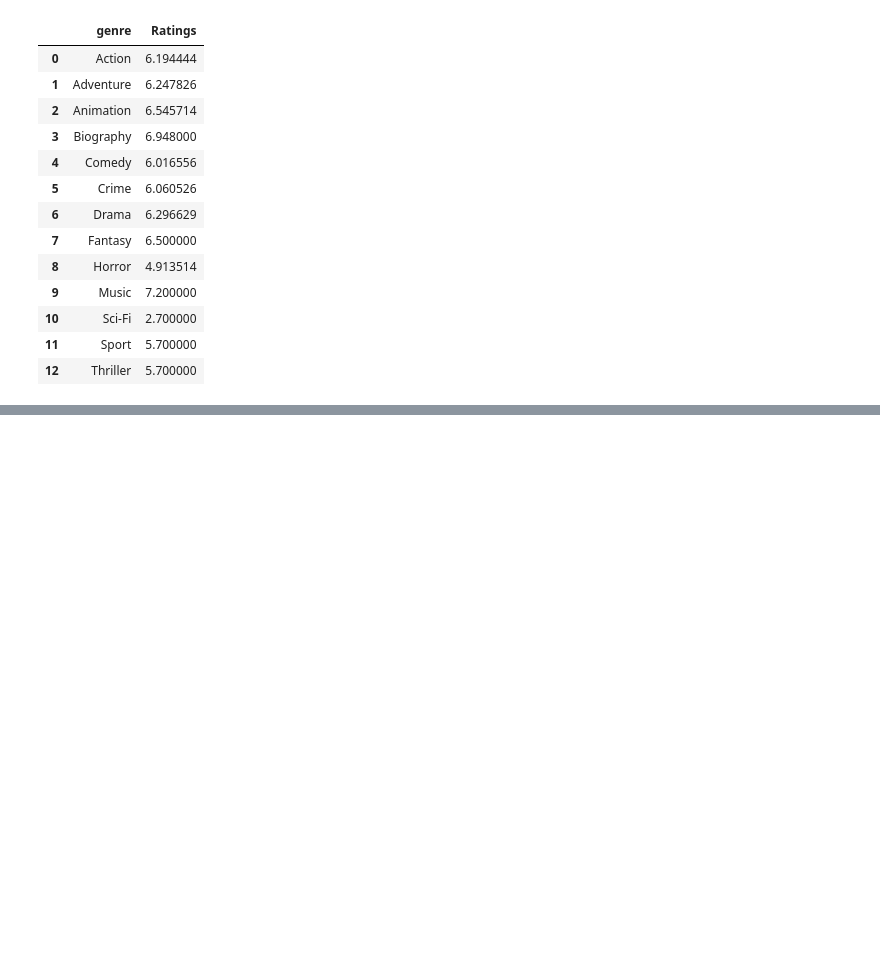
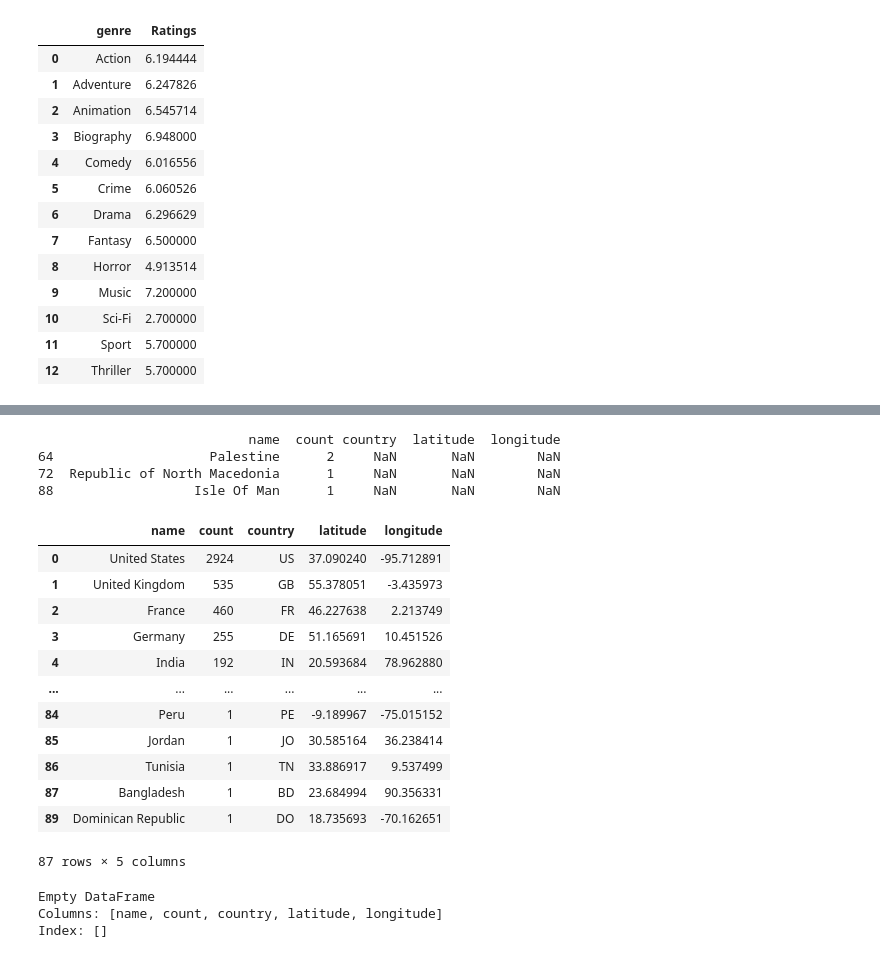
Before and after one commit to tsperr/Film-Analysis-Dashboard, a Jupyter notebook: world_map.ipynb, the cells around one changed output, grey strips where cells are left out. Saved outputs shown, nothing was run; the diff lists cells and outputs as text; code cells hidden in the pictures; blank space fills up the shorter version.

```diff
--- a/world_map.ipynb
+++ b/world_map.ipynb
@@ -134,0 +285,38 @@ new_genre.to_csv("static/data/genre.csv", index = False)
+# %%
+is_NaN = new_data.isnull()
+row_has_NaN = is_NaN.any(axis=1)
+rows_with_NaN = new_data[row_has_NaN]
+
+print(rows_with_NaN)
+# %% [output]
+                           name  count country  latitude  longitude
+64                    Palestine      2     NaN       NaN        NaN
+72  Republic of North Macedonia      1     NaN       NaN        NaN
+88                  Isle Of Man      1     NaN       NaN        NaN
+# %%
+map_data = new_data.dropna(how='any')
+map_data
+# %% [output]
+|  | name | count | country | latitude | longitude |
+| 0 | United States | 2924 | US | 37.090240 | -95.712891 |
+| 1 | United Kingdom | 535 | GB | 55.378051 | -3.435973 |
+| 2 | France | 460 | FR | 46.227638 | 2.213749 |
+| 3 | Germany | 255 | DE | 51.165691 | 10.451526 |
+| 4 | India | 192 | IN | 20.593684 | 78.962880 |
+| ... | ... | ... | ... | ... | ... |
+| 84 | Peru | 1 | PE | -9.189967 | -75.015152 |
+| 85 | Jordan | 1 | JO | 30.585164 | 36.238414 |
+| 86 | Tunisia | 1 | TN | 33.886917 | 9.537499 |
+| 87 | Bangladesh | 1 | BD | 23.684994 | 90.356331 |
+| 89 | Dominican Republic | 1 | DO | 18.735693 | -70.162651 |
+87 rows × 5 columns
+# %%
+is_NaN = map_data.isnull()
+row_has_NaN = is_NaN.any(axis=1)
+rows_with_NaN = map_data[row_has_NaN]
+
+print(rows_with_NaN)
+# %% [output]
+Empty DataFrame
+Columns: [name, count, country, latitude, longitude]
+Index: []
```
Also changed, not shown: parts of 10 cells of this notebook, 1 other file.
